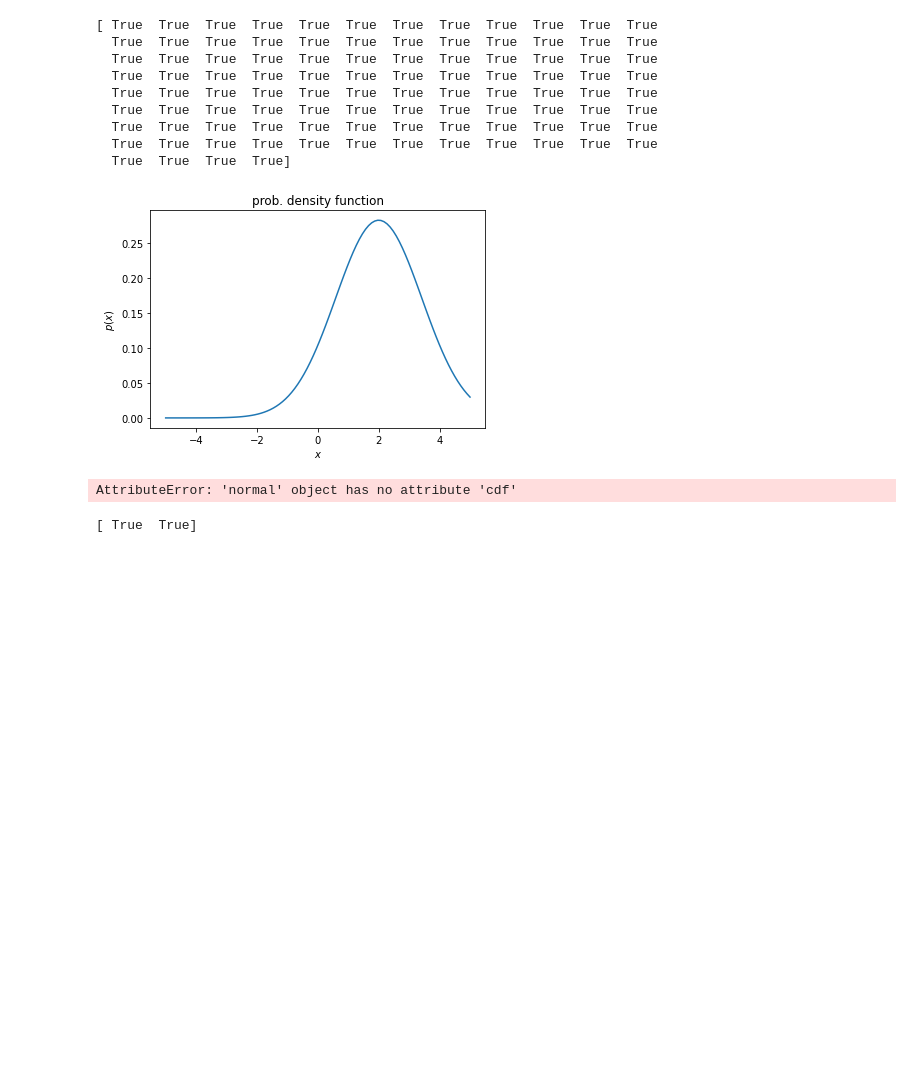
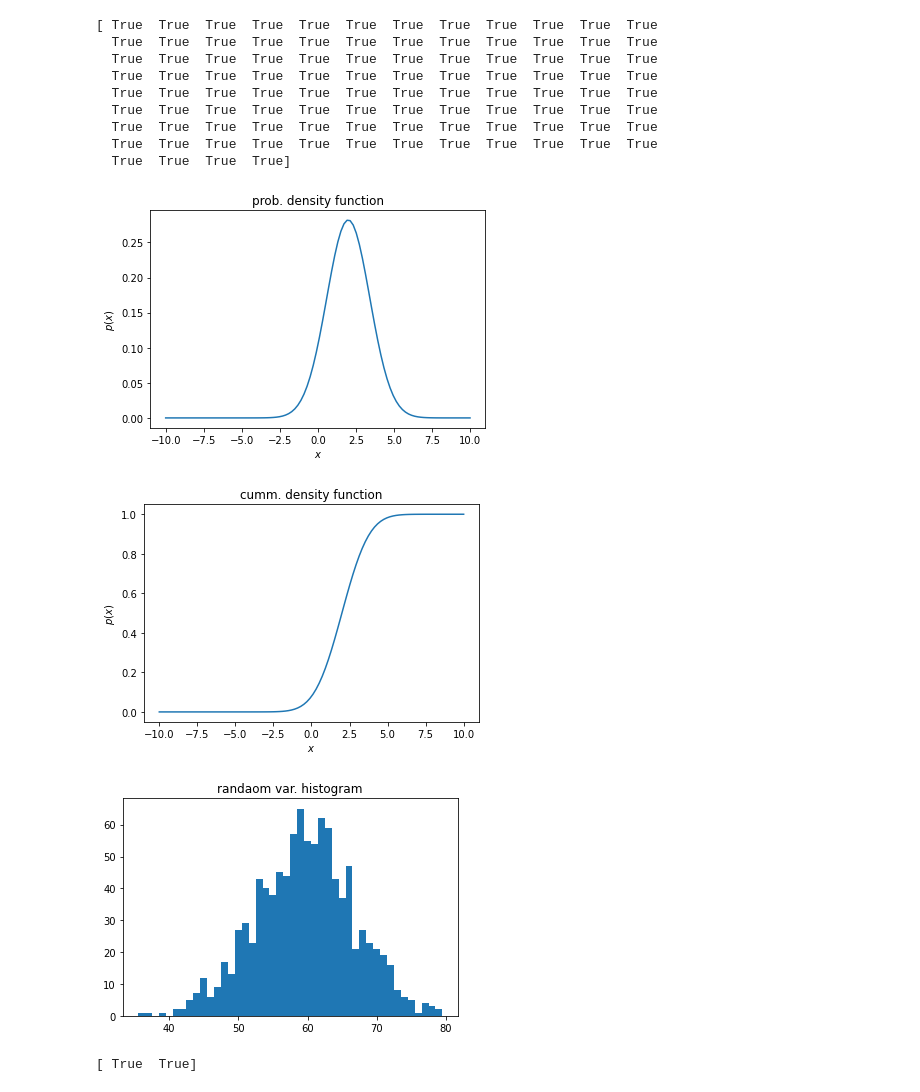
Before and after one commit to dy9296/basic_stats, a Jupyter notebook: dist_main.ipynb, the cells around one changed output. Cells and saved outputs as stored; diff of their text form; code cells hidden in the pictures; blank space fills up the shorter version.

Commit message:
add normal dist. cdf

```diff
--- a/dist_main.ipynb
+++ b/dist_main.ipynb
@@ -30,36 +31,37 @@ def cdf_histogram(cdf):
 
 from distribution import normal as gaussian_dist
 from scipy.stats import norm as gauss_ans
 
 # normal plot
 gaussian = gaussian_dist(2, 2)
-var_x = np.linspace(-5, 5, 100)
+var_x = np.linspace(-10, 10, 100)
 
 # gamma pdf
 gauss_pdf = gaussian.pdf(var_x)
 print(gauss_pdf.round(6) == gauss_ans(2, np.sqrt(2)).pdf(var_x).round(6))
 plot_pdf(var_x, gauss_pdf)
 
 
 # gamma cdf
 gauss_cdf = gaussian.cdf(var_x)
 plot_cdf(var_x, gauss_cdf)
 plt.show()
 
 # gamma R.V. hist
 cdf_histogram(gauss_cdf)
 # %% [output]
 [ True  True  True  True  True  True  True  True  True  True  True  True
   True  True  True  True  True  True  True  True  True  True  True  True
   True  True  True  True  True  True  True  True  True  True  True  True
   True  True  True  True  True  True  True  True  True  True  True  True
   True  True  True  True  True  True  True  True  True  True  True  True
   True  True  True  True  True  True  True  True  True  True  True  True
   True  True  True  True  True  True  True  True  True  True  True  True
   True  True  True  True  True  True  True  True  True  True  True  True
   True  True  True  True]
-[figure, old version]
+[figure, new version]
-AttributeError: 'normal' object has no attribute 'cdf'
+[figure, added]
+[figure, added]
 # %%
 # bernoulli distribution
 
```
Also changed, not shown: parts of 2 cells of this notebook.
